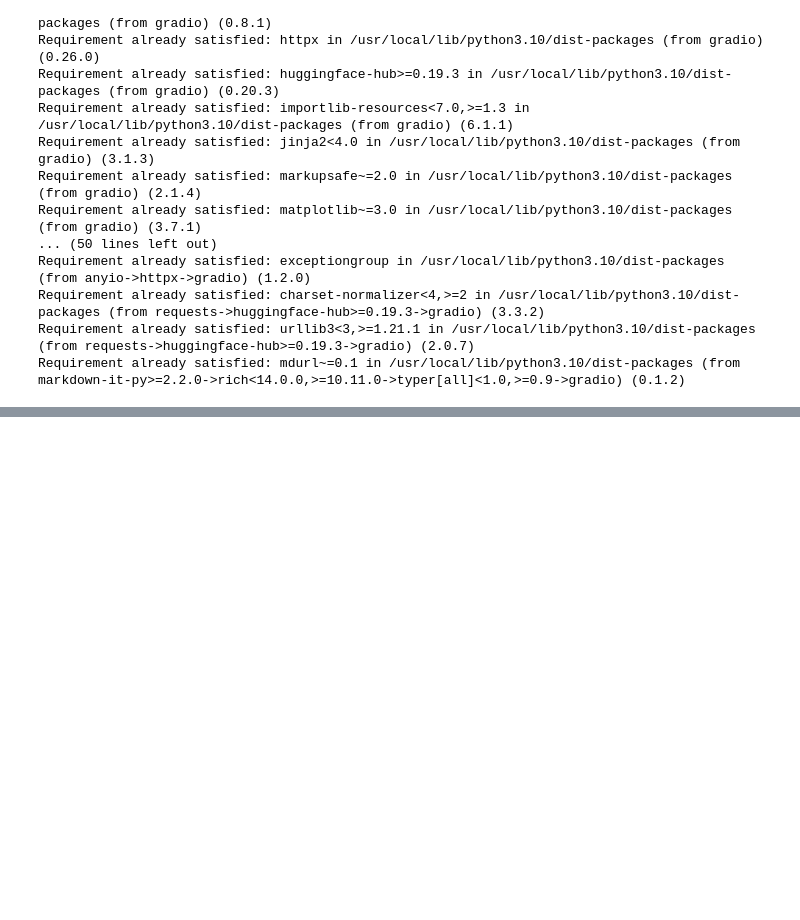
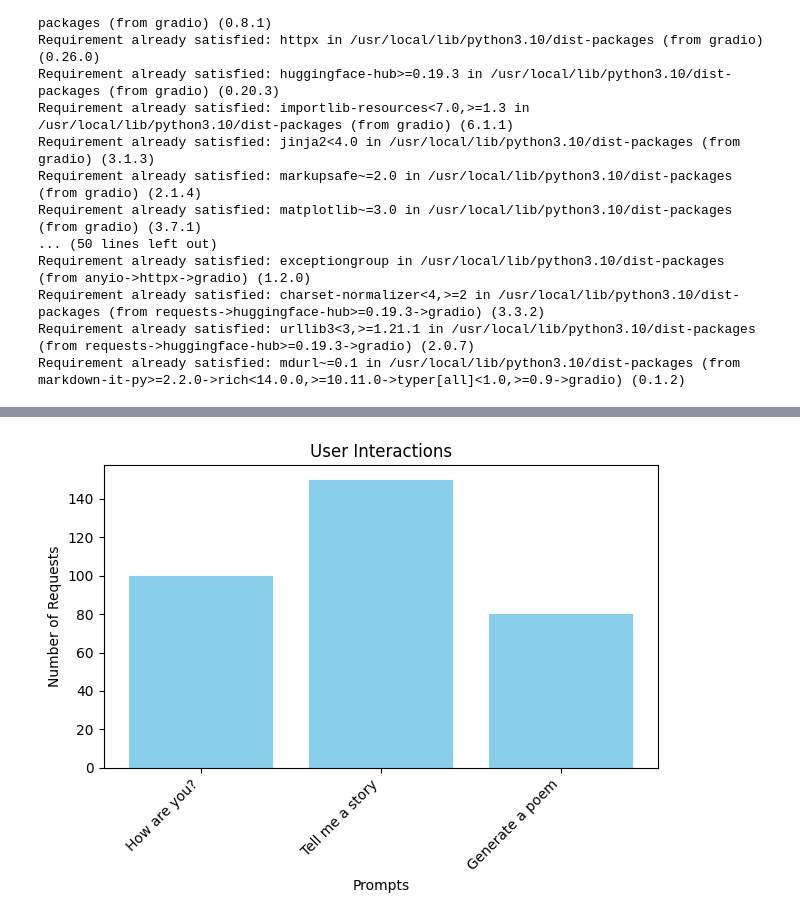
Before and after one commit to aarushijunejaa/Topsis_on-_pretrained_models, a Jupyter notebook: gadio_learn.ipynb, the cells around one changed output, grey strips where cells are left out. Saved outputs shown, nothing was run; the diff lists cells and outputs as text; code cells hidden in the pictures; blank space fills up the shorter version.

```diff
--- a/gadio_learn.ipynb
+++ b/gadio_learn.ipynb
@@ -60,3 +60,20 @@ Running on public URL: https://8f300c58da075fefae.gradio.live
 
 This share link expires in 72 hours. For free permanent hosting and GPU upgrades, run `gradio deploy` from Terminal to deploy to Spaces (https://huggingface.co/spaces)
 [interactive output not drawn]
+# %%
+import matplotlib.pyplot as plt
+
+# Example data for user interactions
+prompts = ['How are you?', 'Tell me a story', 'Generate a poem']
+requests = [100, 150, 80]
+
+# Plotting user interactions
+plt.bar(prompts, requests, color='skyblue')
+plt.title('User Interactions')
+plt.xlabel('Prompts')
+plt.ylabel('Number of Requests')
+plt.xticks(rotation=45, ha='right')
+plt.tight_layout()
+plt.show()
+# %% [output]
+[figure, added]
```
Also changed, not shown: parts of 1 cell of this notebook.
